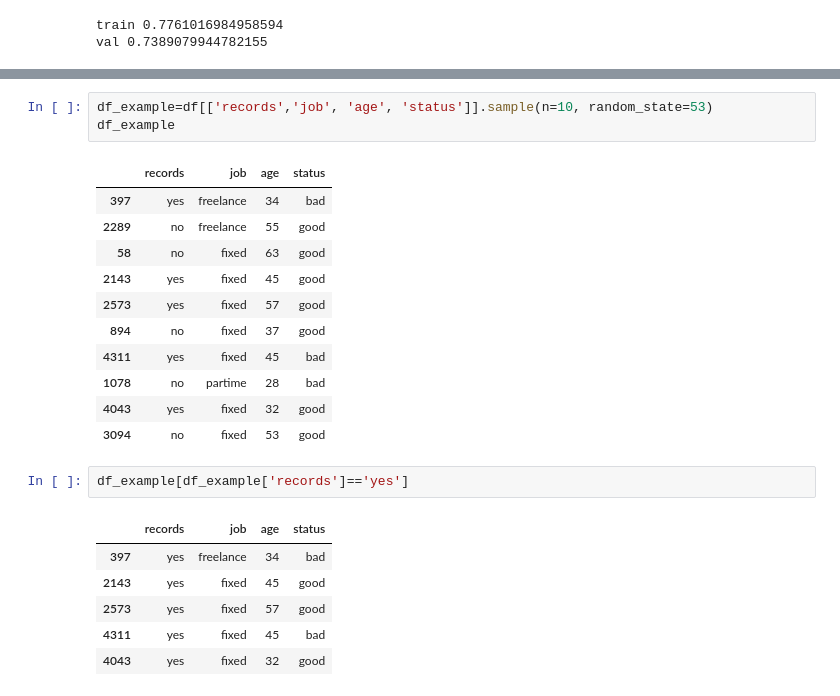
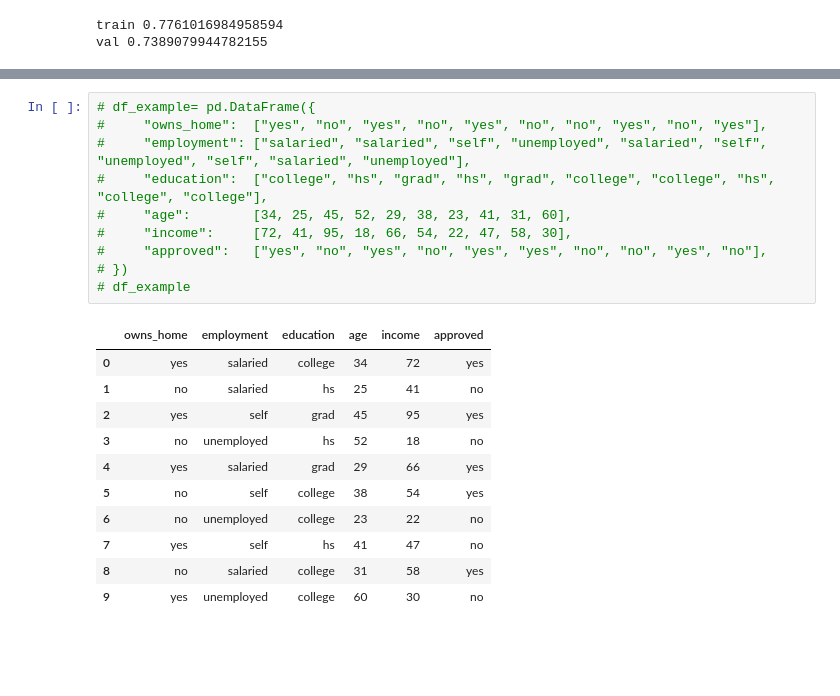
Before and after one commit to Solanki-Raja/ML_zoo_2026, a Jupyter notebook: 06_trees/decision_tree.ipynb, the cells around one changed output, grey strips where cells are left out. Saved outputs shown, nothing was run; the diff lists cells and outputs as text; blank space fills up the shorter version.

```diff
--- a/06_trees/decision_tree.ipynb
+++ b/06_trees/decision_tree.ipynb
@@ -244,24 +244,22 @@ print(export_text(dt, feature_names=dv.get_feature_names_out()))
 # %%
-df_example=df[['records','job', 'age', 'status']].sample(n=10, random_state=53)
-df_example
+# df_example= pd.DataFrame({
+#     "owns_home":  ["yes", "no", "yes", "no", "yes", "no", "no", "yes", "no", "yes"],
+#     "employment": ["salaried", "salaried", "self", "unemployed", "salaried", "self", "unemployed", "self", "salaried", "unemployed"],
+#     "education":  ["college", "hs", "grad", "hs", "grad", "college", "college", "hs", "college", "college"],
+#     "age":        [34, 25, 45, 52, 29, 38, 23, 41, 31, 60],
+#     "income":     [72, 41, 95, 18, 66, 54, 22, 47, 58, 30],
+#     "approved":   ["yes", "no", "yes", "no", "yes", "yes", "no", "no", "yes", "no"],
+# })
+# df_example
 # %% [output]
-|  | records | job | age | status |
-| 397 | yes | freelance | 34 | bad |
-| 2289 | no | freelance | 55 | good |
-| 58 | no | fixed | 63 | good |
-| 2143 | yes | fixed | 45 | good |
-| 2573 | yes | fixed | 57 | good |
-| 894 | no | fixed | 37 | good |
-| 4311 | yes | fixed | 45 | bad |
-| 1078 | no | partime | 28 | bad |
-| 4043 | yes | fixed | 32 | good |
-| 3094 | no | fixed | 53 | good |
+|  | owns_home | employment | education | age | income | approved |
+| 0 | yes | salaried | college | 34 | 72 | yes |
+| 1 | no | salaried | hs | 25 | 41 | no |
+| 2 | yes | self | grad | 45 | 95 | yes |
+| 3 | no | unemployed | hs | 52 | 18 | no |
+| 4 | yes | salaried | grad | 29 | 66 | yes |
+| 5 | no | self | college | 38 | 54 | yes |
+| 6 | no | unemployed | college | 23 | 22 | no |
+| 7 | yes | self | hs | 41 | 47 | no |
+| 8 | no | salaried | college | 31 | 58 | yes |
+| 9 | yes | unemployed | college | 60 | 30 | no |
-# %%
-df_example[df_example['records']=='yes']
-# %% [output]
-|  | records | job | age | status |
-| 397 | yes | freelance | 34 | bad |
-| 2143 | yes | fixed | 45 | good |
-| 2573 | yes | fixed | 57 | good |
-| 4311 | yes | fixed | 45 | bad |
-| 4043 | yes | fixed | 32 | good |
```
Also changed, not shown: parts of 56 cells of this notebook, 4 other files.
